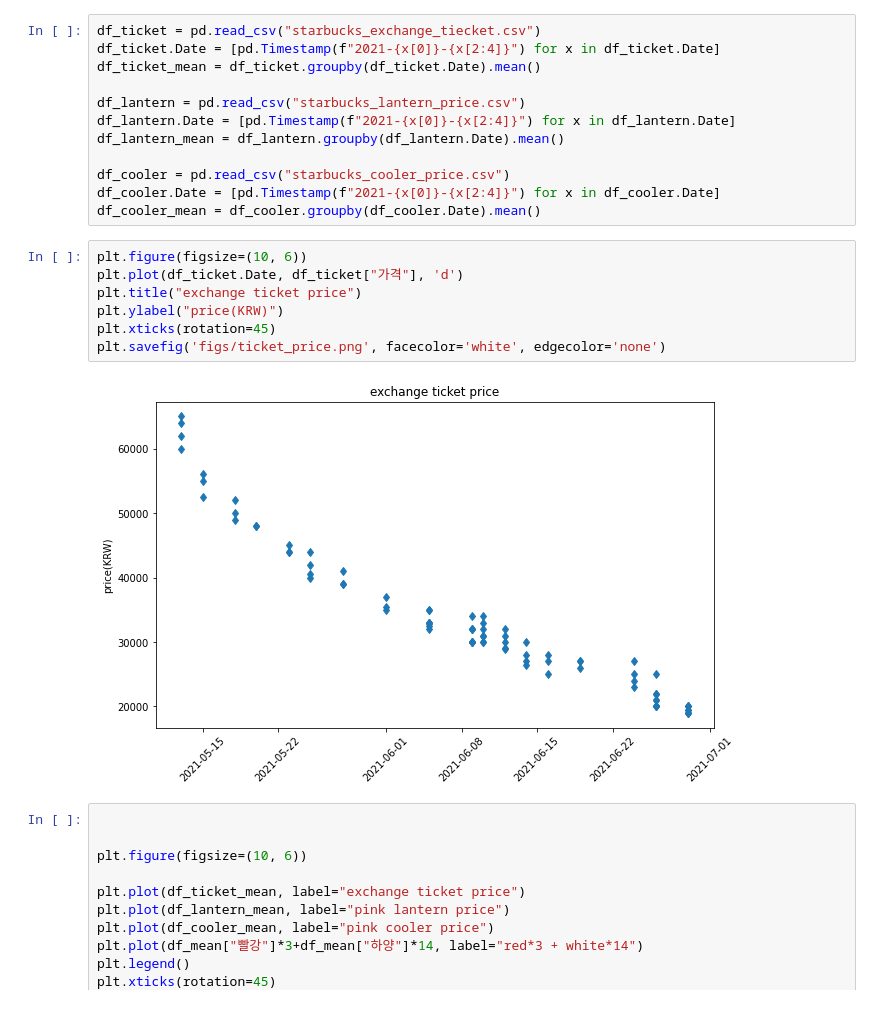
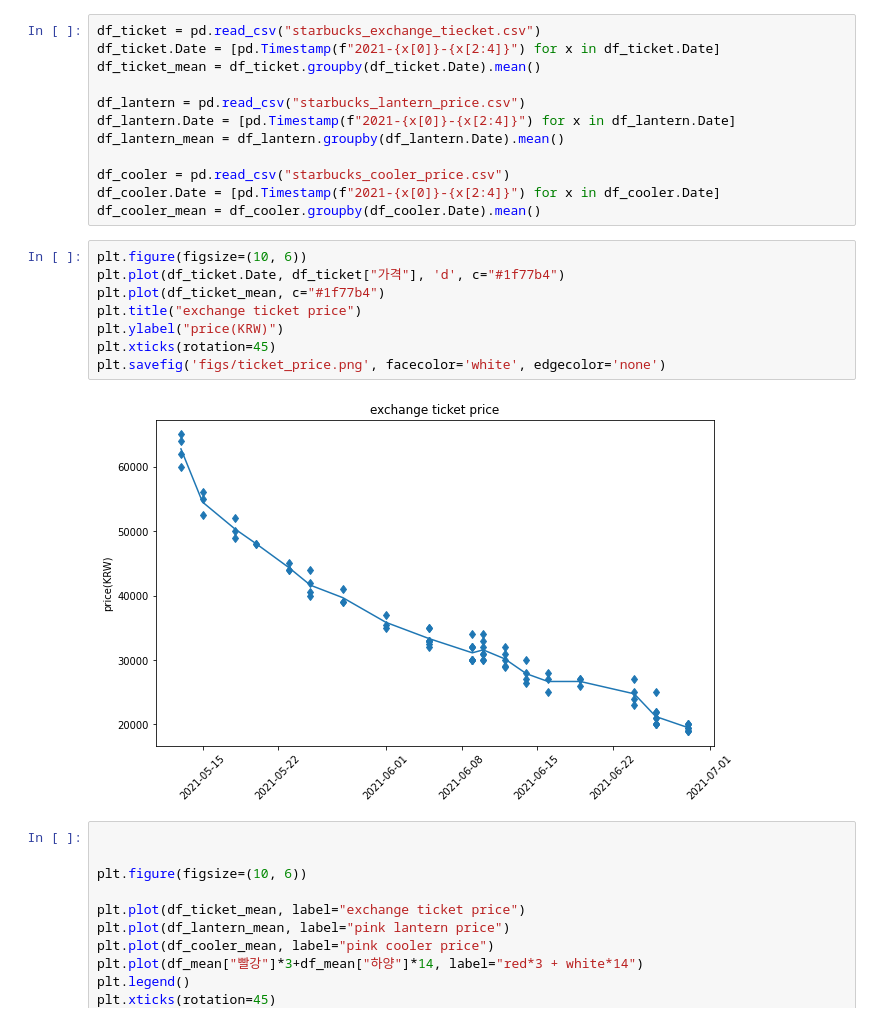
Before and after one commit to isingmodel/Starbucks_Frequency_Price_Analysis, a Jupyter notebook: simple_analysis.ipynb, the cells around one changed output. Drawn from its saved outputs; the diff is of its cells as text.

```diff
--- a/simple_analysis.ipynb
+++ b/simple_analysis.ipynb
@@ -45,13 +47,14 @@ df_cooler.Date = [pd.Timestamp(f"2021-{x[0]}-{x[2:4]}") for x in df_cooler.Date]
 df_cooler_mean = df_cooler.groupby(df_cooler.Date).mean()
 # %%
 plt.figure(figsize=(10, 6))
-plt.plot(df_ticket.Date, df_ticket["가격"], 'd')
+plt.plot(df_ticket.Date, df_ticket["가격"], 'd', c="#1f77b4")
+plt.plot(df_ticket_mean, c="#1f77b4")
 plt.title("exchange ticket price")
 plt.ylabel("price(KRW)")
 plt.xticks(rotation=45)
 plt.savefig('figs/ticket_price.png', facecolor='white', edgecolor='none')
 # %% [output]
-[figure, old version]
+[figure, new version]
 # %%
 
 
```
Also changed, not shown: parts of 1 cell of this notebook, 2 other files.
